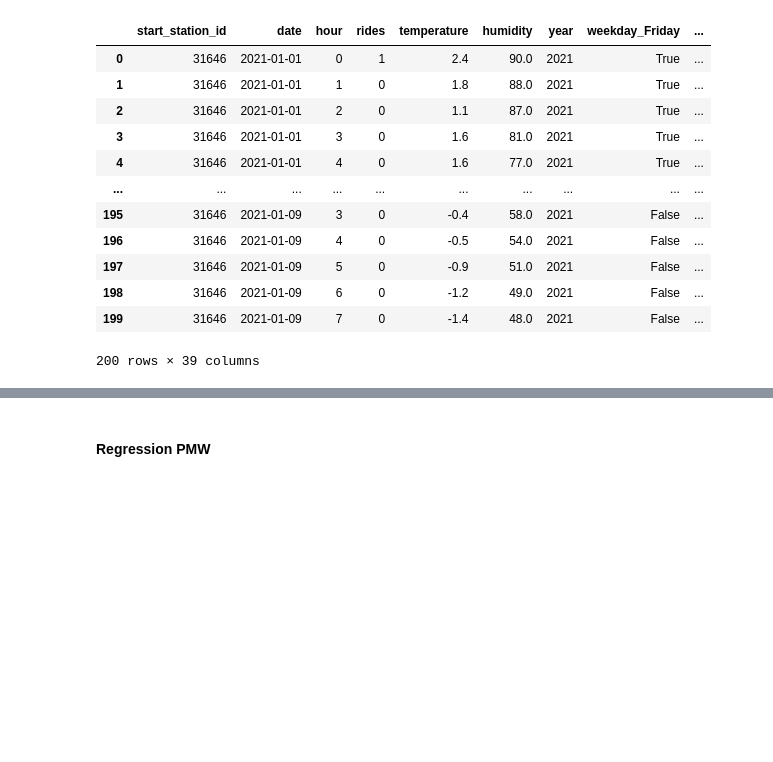
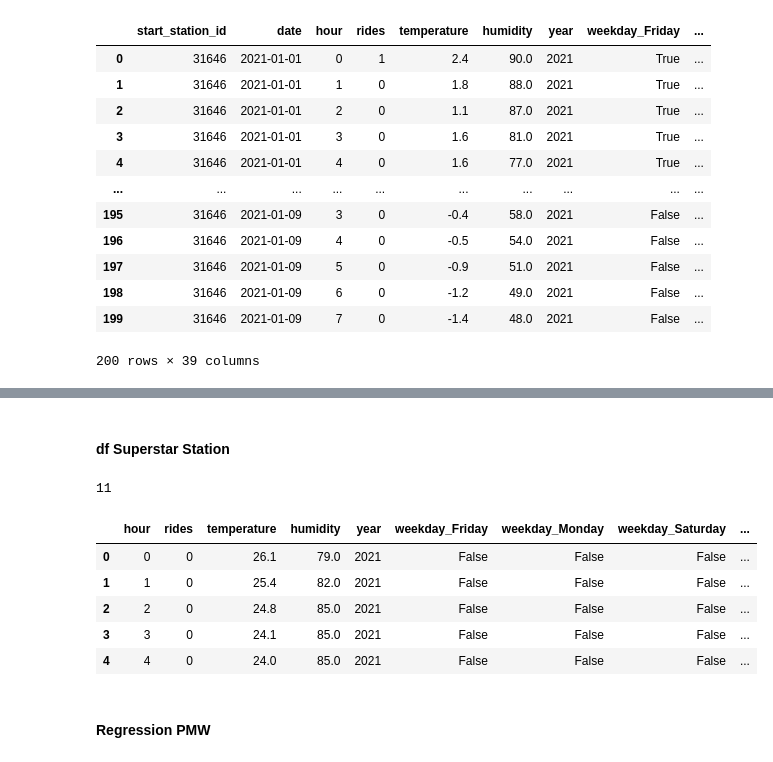
Before and after one commit to marcosmicozzi/my_code_bikeproject, a Jupyter notebook: m1p03_full.ipynb, the cells around one changed output, grey strips where cells are left out. Saved outputs shown, nothing was run; the diff lists cells and outputs as text; code cells hidden in the pictures; blank space fills up the shorter version.

```diff
--- a/m1p03_full.ipynb
+++ b/m1p03_full.ipynb
@@ -2730,0 +2798,16 @@ memory usage: 760.7 MB
+# %% [markdown]
+#### df Superstar Station
+# %%
+# Step 1: Filter station_summary to only Superstars
+superstars = station_summary[station_summary["cluster"] == "Superstars"]
+
+# Step 2: Merge with df_jul_oct to keep only those stations
+df_superstars = df_jul_oct.merge(
+    superstars[["start_station_id", "cluster"]],
+    on="start_station_id",
+    how="inner"
+)
+
+df_superstars['start_station_id'].nunique()
+# %% [output]
+11
@@ -2731,3 +2823,12 @@ memory usage: 760.7 MB
+# %%
+df_superstars_encoded.head()
+# %% [output]
+|  | hour | rides | temperature | humidity | year | weekday_Friday | weekday_Monday | weekday_Saturday | ... |
+| 0 | 0 | 0 | 26.1 | 79.0 | 2021 | False | False | False | ... |
+| 1 | 1 | 0 | 25.4 | 82.0 | 2021 | False | False | False | ... |
+| 2 | 2 | 0 | 24.8 | 85.0 | 2021 | False | False | False | ... |
+| 3 | 3 | 0 | 24.1 | 85.0 | 2021 | False | False | False | ... |
+| 4 | 4 | 0 | 24.0 | 85.0 | 2021 | False | False | False | ... |
 # %% [markdown]
 #### Regression PMW
 # %%
```
Also changed, not shown: parts of 20 cells of this notebook.
